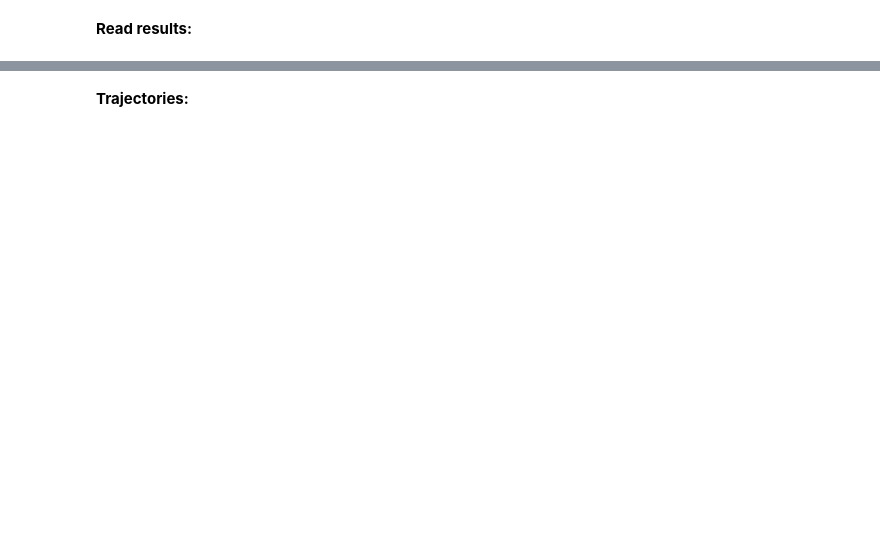
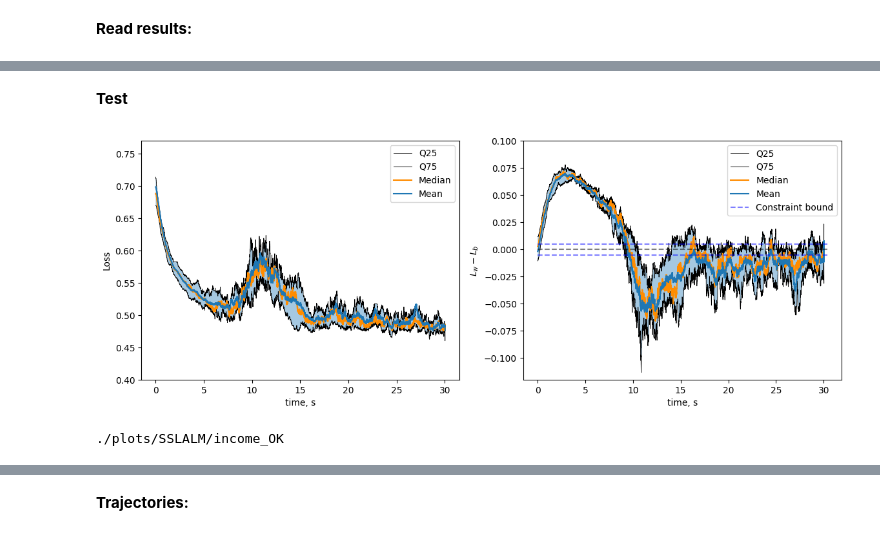
Before and after one commit to humancompatible/train, a Jupyter notebook: experiments/algo_plots.ipynb, the cells around one changed output, grey strips where cells are left out. Cells and saved outputs as stored; diff of their text form; code cells hidden in the pictures; blank space fills up the shorter version.

```diff
--- a/experiments/algo_plots.ipynb
+++ b/experiments/algo_plots.ipynb
@@ -64,0 +51,15 @@ f1t, f2t = plot_iter(stats_test, lb, "iteration")
+# %% [markdown]
+**Test**
+# %%
+f1t_time = plot_time(
+    stats_test[alg], lb, round_step=0.0005, f_ylim=(0.4, 0.77), c_ylim=(-0.12, 0.1)
+)
+# %% [output]
+[figure, added]
+# %%
+f1t_time.savefig(
+    f"./plots/{alg}/{DATASET}/test_time_{DATASET}"
+)
+print(f"./plots/{alg}/{DATASET}")
+# %% [output]
+./plots/SSLALM/income_OK
```
Also changed, not shown: parts of 58 cells of this notebook, 4 other files.
